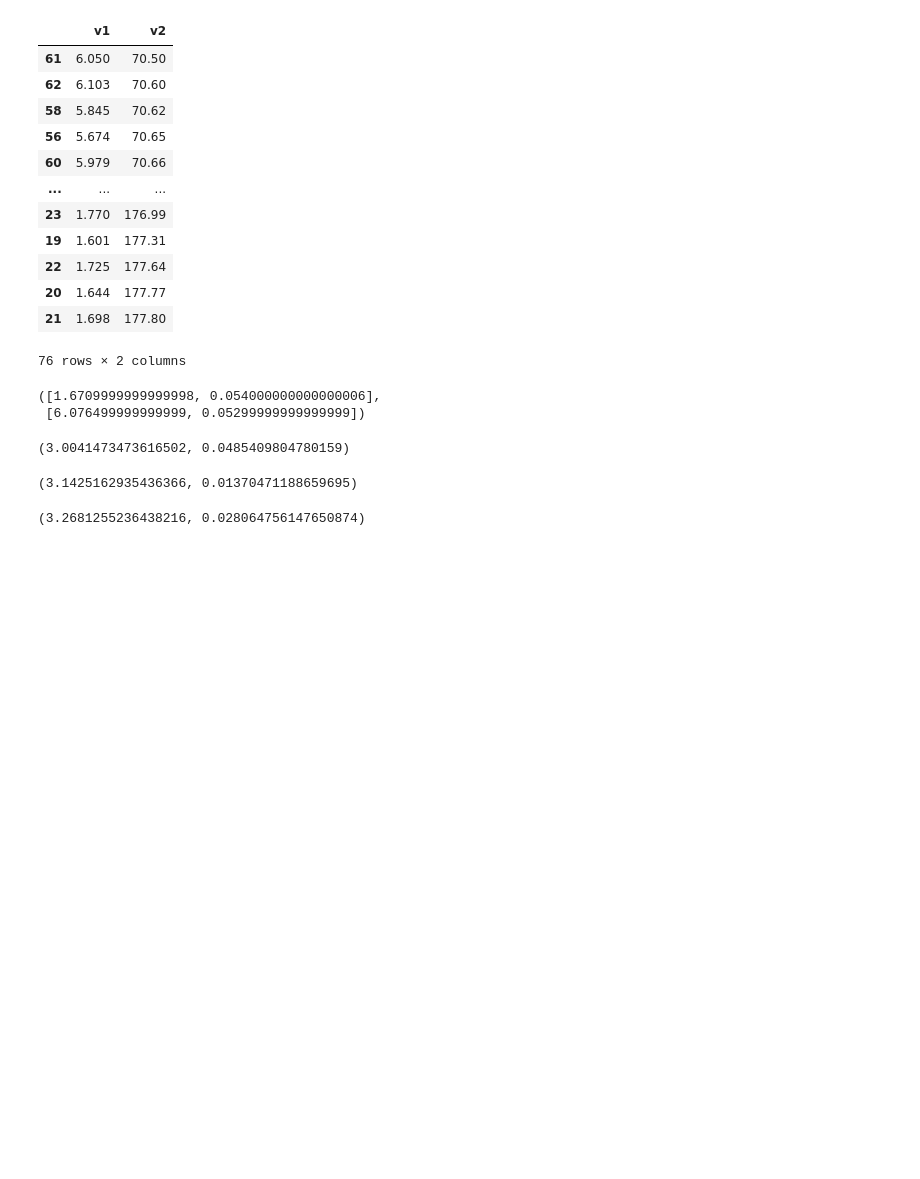
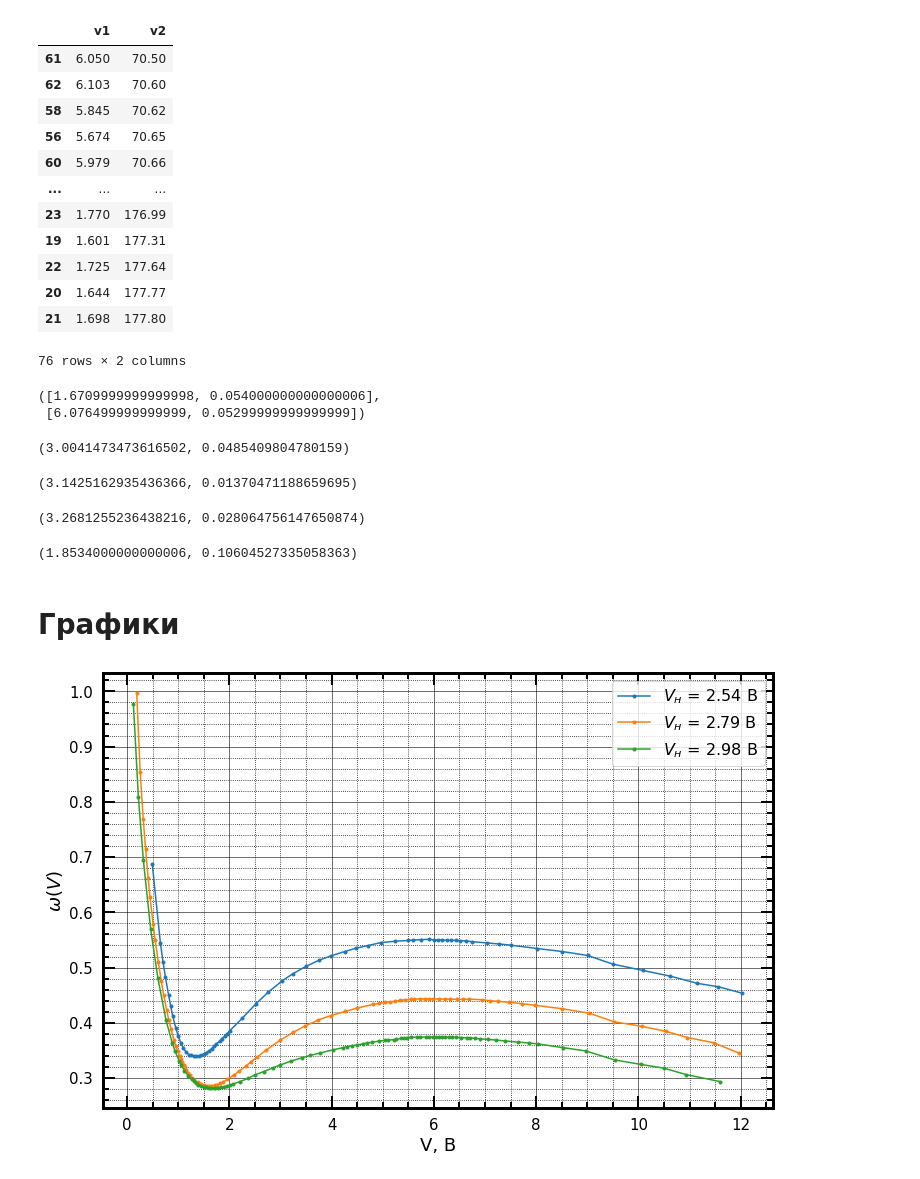
Before and after one commit to V1ad0S/quantum-physics-labs, a Jupyter notebook: 5.1.3/processing.ipynb, the cells around one changed output. Cells and saved outputs as stored; diff of their text form; code cells hidden in the pictures; blank space fills up the shorter version.

```diff
--- a/5.1.3/processing.ipynb
+++ b/5.1.3/processing.ipynb
@@ -220,3 +235,24 @@ l(E31[0]), l(E31[0])*(E31[1]/(2*E31[0]))
 l1_static(E31, E32, sigma=True)
 # %% [output]
 (3.2681255236438216, 0.028064756147650874)
+# %%
+u_static(E31, E32, sigma=True)
+# %% [output]
+(1.8534000000000006, 0.10604527335058363)
+# %% [markdown]
+# Графики
+# %%
+def w(U, U0):
+    return -np.log(U/U0)/10
+# %%
+fig, ax = create_plot(12, 8)
+ax.plot(df1['v1'], w(df1['v2']/1000, 2.540), '-', marker='.', label='$V_н$ = 2.54 B')
+ax.plot(df2['v1'], w(df2['v2']/1000, 2.795), '-', marker='.', label='$V_н$ = 2.79 B')
+ax.plot(df3['v1'], w(df3['v2']/1000, 2.983), '-', marker='.', label='$V_н$ = 2.98 B')
+
+ax.set_xlabel('V, B', fontsize=18)
+ax.set_ylabel('$\omega(V)$', fontsize=18)
+ax.legend(fontsize=16)
+fig.savefig('graphs/w.png')
+# %% [output]
+[figure, added]
```
Also changed, not shown: parts of 4 cells of this notebook, 2 other files.
